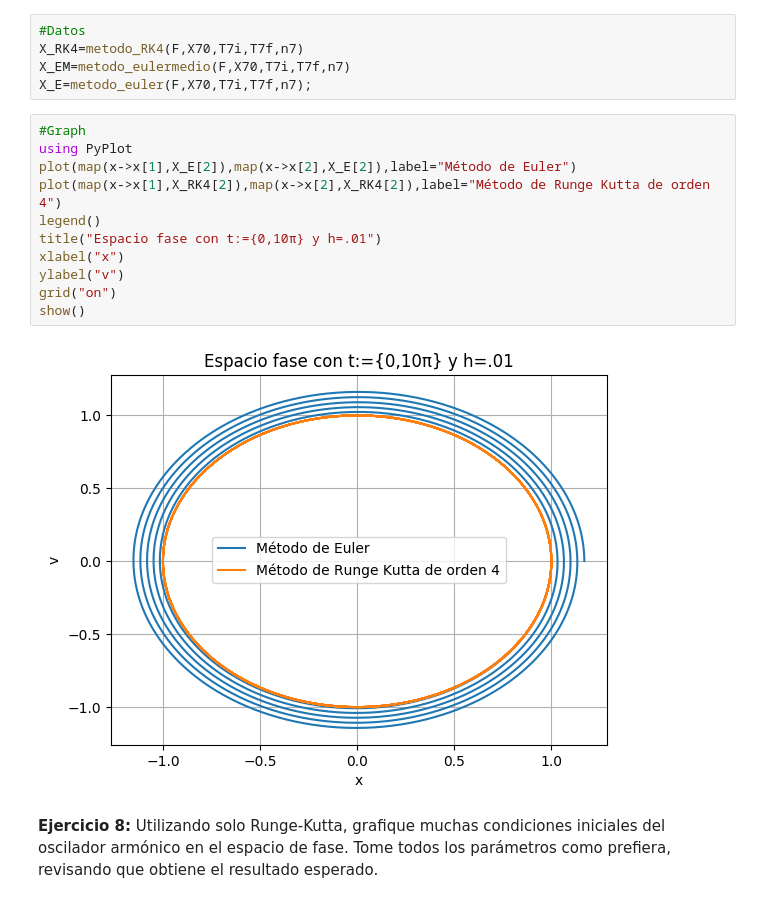
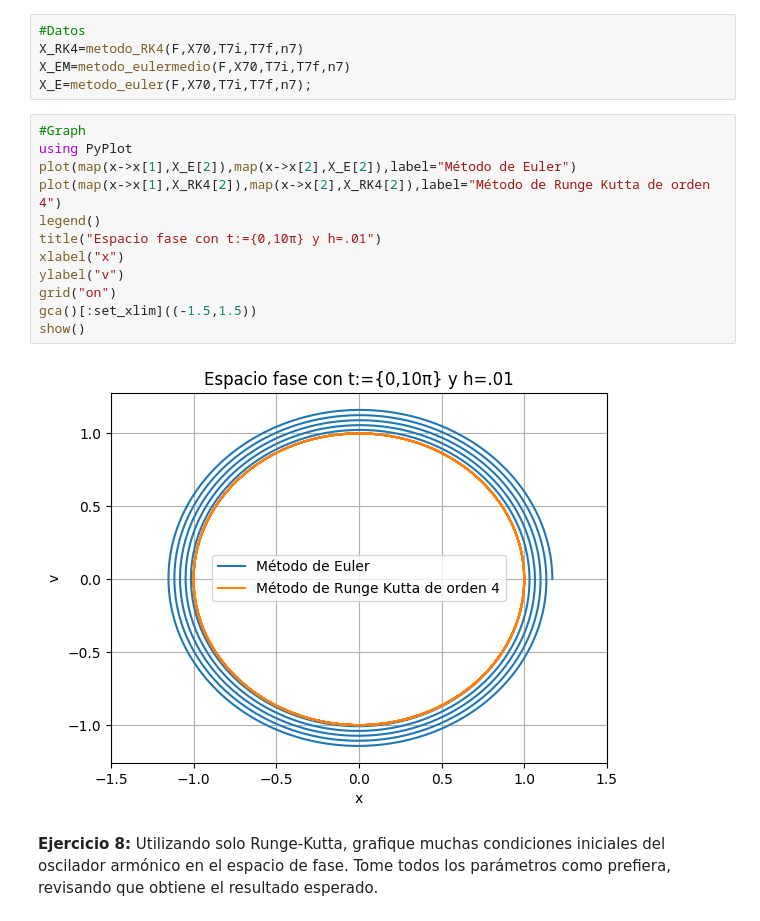
Before and after one commit to PhysFruu/Fisica_Computacional, a Jupyter notebook: Tarea_12_Metodo_de_Euler_2_UP.ipynb, the cells around one changed output. Cells and saved outputs as stored; diff of their text form.

```diff
--- a/Tarea_12_Metodo_de_Euler_2_UP.ipynb
+++ b/Tarea_12_Metodo_de_Euler_2_UP.ipynb
@@ -420,16 +420,17 @@ X_E=metodo_euler(F,X70,T7i,T7f,n7);
 # %%
 #Graph
 using PyPlot
 plot(map(x->x[1],X_E[2]),map(x->x[2],X_E[2]),label="Método de Euler")
 plot(map(x->x[1],X_RK4[2]),map(x->x[2],X_RK4[2]),label="Método de Runge Kutta de orden 4")
 legend()
 title("Espacio fase con t:={0,10π} y h=.01")
 xlabel("x")
 ylabel("v")
 grid("on")
+gca()[:set_xlim]((-1.5,1.5))
 show()
 # %% [output]
-[figure, old version]
+[figure, new version]
 # %% [markdown]
 __Ejercicio 8:__ Utilizando solo Runge-Kutta, grafique muchas condiciones iniciales del oscilador armónico en el espacio de fase. Tome todos los parámetros como prefiera, revisando que obtiene el resultado esperado.
 # %%
```
Also changed, not shown: parts of 4 cells of this notebook, 1 other file.
